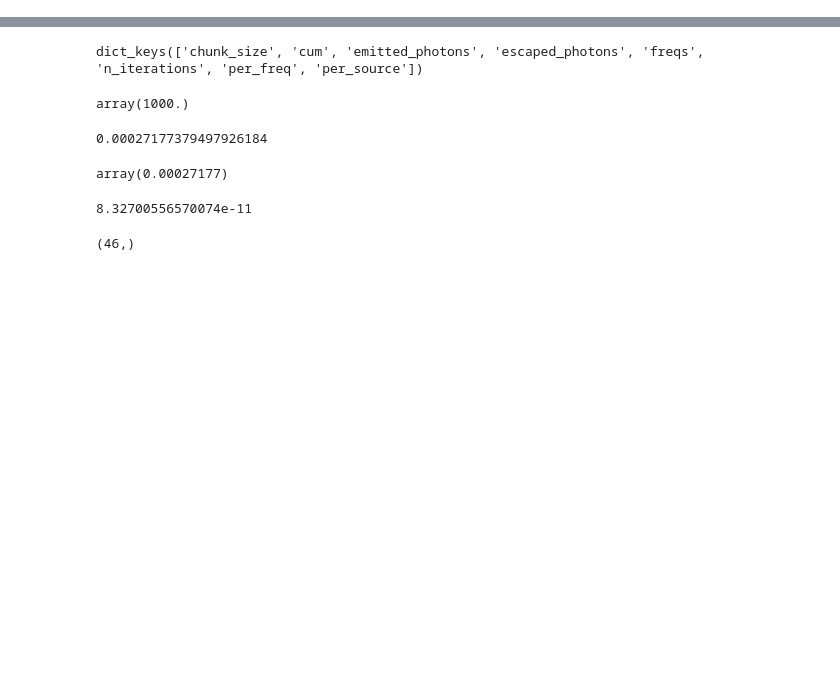
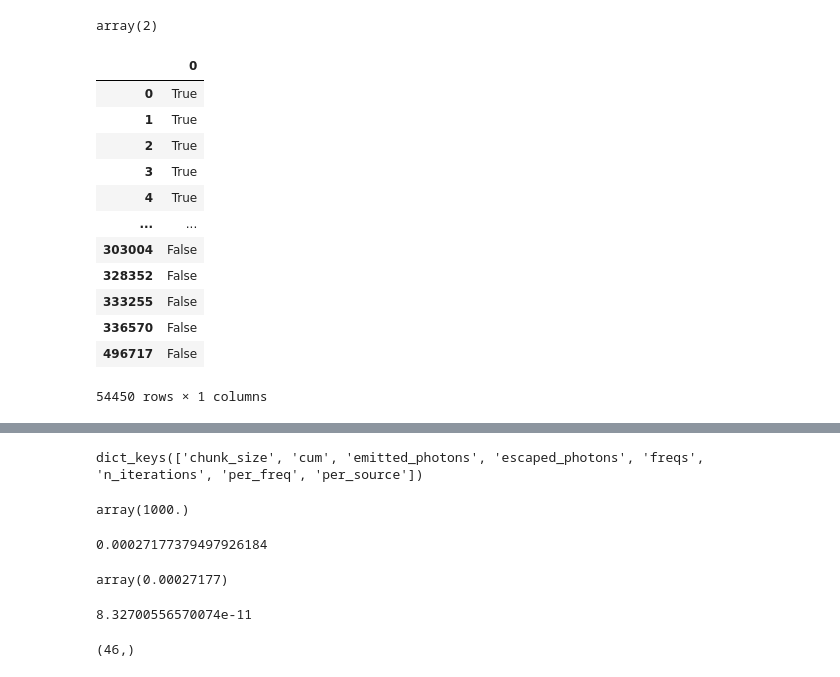
Before and after one commit to IvanKostyuk94/f_esc, a Jupyter notebook: Analysis.ipynb, the cells around one changed output, grey strips where cells are left out. Cells and saved outputs as stored; diff of their text form; code cells hidden in the pictures; blank space fills up the shorter version.

```diff
--- a/Analysis.ipynb
+++ b/Analysis.ipynb
@@ -94,0 +104,23 @@ halos = construct_halo_dict(simname, config_dust, config_no_dust)
+# %%
+halos['dust']['sn013']['df'][('f_esc', 0)][13393]['5.0e-2']['1.0e0']['n_iterations']
+# %% [output]
+array(2)
+# %%
+a = halos['dust']['sn013']['df']['M_star']
+b = halos['dust']['sn013']['df'][('GroupMassType', 4)]
+# %%
+a.notnull()
+# %% [output]
+|  | 0 |
+| 0 | True |
+| 1 | True |
+| 2 | True |
+| 3 | True |
+| 4 | True |
+| ... | ... |
+| 303004 | False |
+| 328352 | False |
+| 333255 | False |
+| 336570 | False |
+| 496717 | False |
+54450 rows × 1 columns
```
Also changed, not shown: parts of 27 cells of this notebook, 2 other files.
